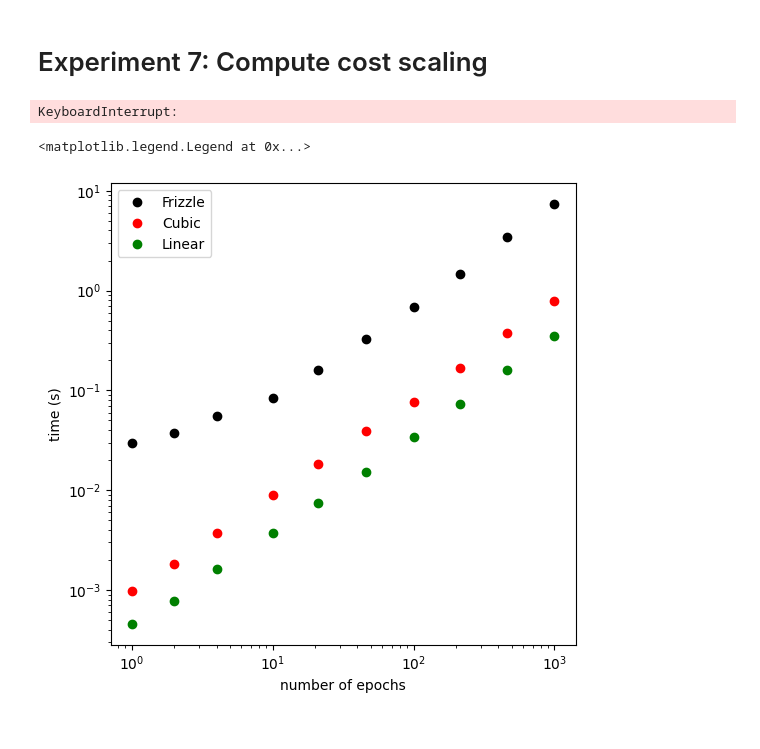
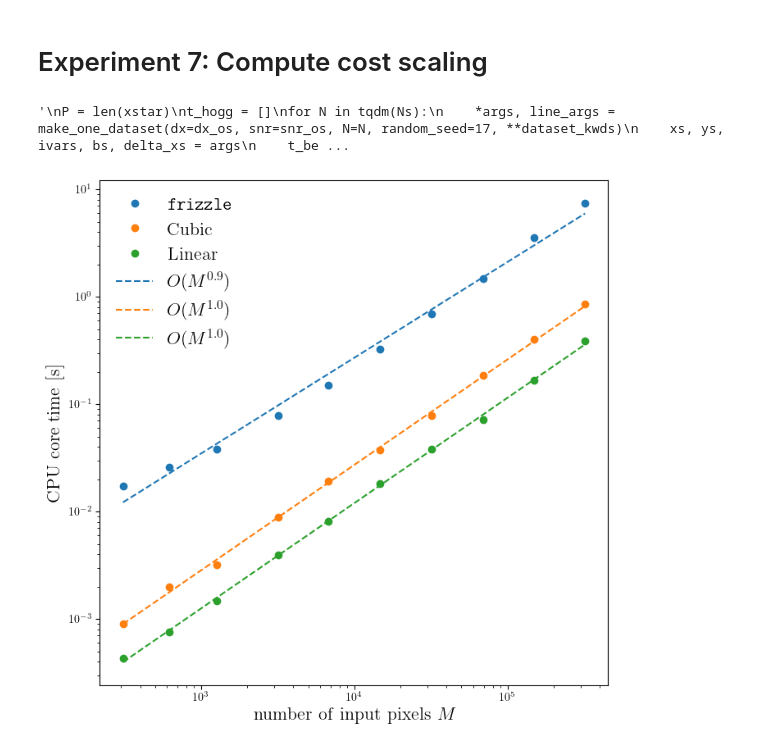
Before and after one commit to davidwhogg/NoDataInterpolation, a Jupyter notebook: notebooks/experiments.ipynb, the cells around one changed output. Drawn from its saved outputs; the diff is of its cells as text; code cells hidden in the pictures.

```diff
--- a/notebooks/experiments.ipynb
+++ b/notebooks/experiments.ipynb
@@ -151,0 +148,4 @@ NameError: name 'a' is not defined
+# %%
+ig, ax = plt.subplots()
+z = (ystar - true_spectrum(xstar, 0., *line_args)) * np.sqrt(ivar)
+ax.hist(z, bins=np.linspace(-3, 3, 50))
@@ -619,11 +674,12 @@ t_cubic = []
 t_linear = []
 
 from frizzle.utils import check_inputs
-from frizzle import _frizzle
+from frizzle import _frizzle_materialized
 
-n_trials = 3
+n_trials = 8
 
 P = len(xstar)
+M = []
 
 for N in tqdm(Ns):
     *args, line_args = make_one_dataset(dx=dx_os, snr=snr_os, N=N, random_seed=17, **dataset_kwds)
@@ -635,11 +691,12 @@ for N in tqdm(Ns):
     xstar, λ, flux, ivar = map(np.ascontiguousarray, (xstar, λ[~mask], flux[~mask], ivar[~mask]))
 
     xstar, λ, flux, ivar = map(jnp.asarray, (xstar, λ, flux, ivar))
+    M.append(flux.size)
 
     t_best = []
     for j in range(n_trials):
         t = time()
-        _frizzle(xstar, λ, flux, ivar, len(xstar))[0].block_until_ready()
+        _frizzle_materialized(xstar, λ, flux, ivar, len(xstar))[0].block_until_ready()
         t_best.append(time() - t)
     t_frizzle.append(np.min(t_best))
 
@@ -657,6 +714,7 @@ for N in tqdm(Ns):
         t_best.append(time() - t)
     t_linear.append(np.min(t_best))
 # %%
+"""
 P = len(xstar)
 t_hogg = []
 for N in tqdm(Ns):
@@ -668,25 +726,47 @@ for N in tqdm(Ns):
         Forward_Model_tm(xs, ys, bs, delta_xs, P, xstar)
         t_best.append(time() - t)
     t_hogg.append(np.min(t_best))
+"""
 # %% [output]
-KeyboardInterrupt:
+'\nP = len(xstar)\nt_hogg = []\nfor N in tqdm(Ns):\n    *args, line_args = make_one_dataset(dx=dx_os, snr=snr_os, N=N, random_seed=17, **dataset_kwds)\n    xs, ys, ivars, bs, delta_xs = args\n    t_be ...
 # %%
 
 t_cubic = np.array(t_cubic)
 t_linear = np.array(t_linear)
+M = np.array(M)
 
-fig, axes = plt.subplots(figsize=(6, 6))
+sets = [
+    (M, t_frizzle, r"\texttt{frizzle}"),
+    (M, t_cubic, r"$\mathrm{Cubic}$"),
+    (M, t_linear, r"$\mathrm{Linear}$"),
+]
+
+# tell matplotlib to use LaTeX for rendering
+#import matplotlib.pyplot as plt
+plt.rcParams["text.usetex"] = True
+
+fig, axes = plt.subplots(figsize=(8, 8))
+plot_args = []
+for m, t, label in sets:
+    axes.plot(m, t, "o", label=label)
+    f = lambda x: np.log10(x)
+    coeff = np.polyfit(f(m), f(t), 1)
+    xi = np.linspace(m.min(), m.max(), 1000)
+    yi = 10**(np.polyval(coeff, f(xi)))
+    plot_args.append((xi, yi, dict(ls="--", color=axes.get_lines()[-1].get_color(), label=r"$O(M^{{{:.1f}}})$".format(coeff[0]))))
+
+for xi, yi, kwds in plot_args:
+    axes.plot(xi, yi, **kwds)
 #axes.plot(Ns[:len(t_hogg)], t_hogg, "bo", label="Frizzle (Hogg)")
-axes.plot(Ns, t_frizzle, "ko", label="Frizzle")
-axes.plot(Ns, t_cubic, "ro", label="Cubic")
-axes.plot(Ns, t_linear, "go", label="Linear")
+#axes.plot(M, t_frizzle, "ko", label="Frizzle")
+#axes.plot(M, t_cubic, "ro", label="Cubic")
+#axes.plot(M, t_linear, "go", label="Linear")
 axes.set_xscale("log")
 axes.set_yscale("log")
-axes.set_xlabel("number of epochs")
-axes.set_ylabel("time (s)")
-axes.legend()
-#fig.savefig("frizzle_speed.pdf", dpi=300)
+axes.set_xlabel(r"$\mathrm{number\ of\ input\ pixels\ } M$", fontsize=16)
+axes.set_ylabel(r"$\mathrm{CPU\ core\ time\ [s]}$", fontsize=16)
+axes.legend(fontsize=16, loc="upper left", frameon=False)
+fig.savefig("frizzle_speed.pdf", dpi=300)
 # %% [output]
-<matplotlib.legend.Legend at 0x...>
-[figure, old version]
+[figure, new version]
 # %%
```
Also changed, not shown: parts of 11 cells of this notebook, 3 other files.
